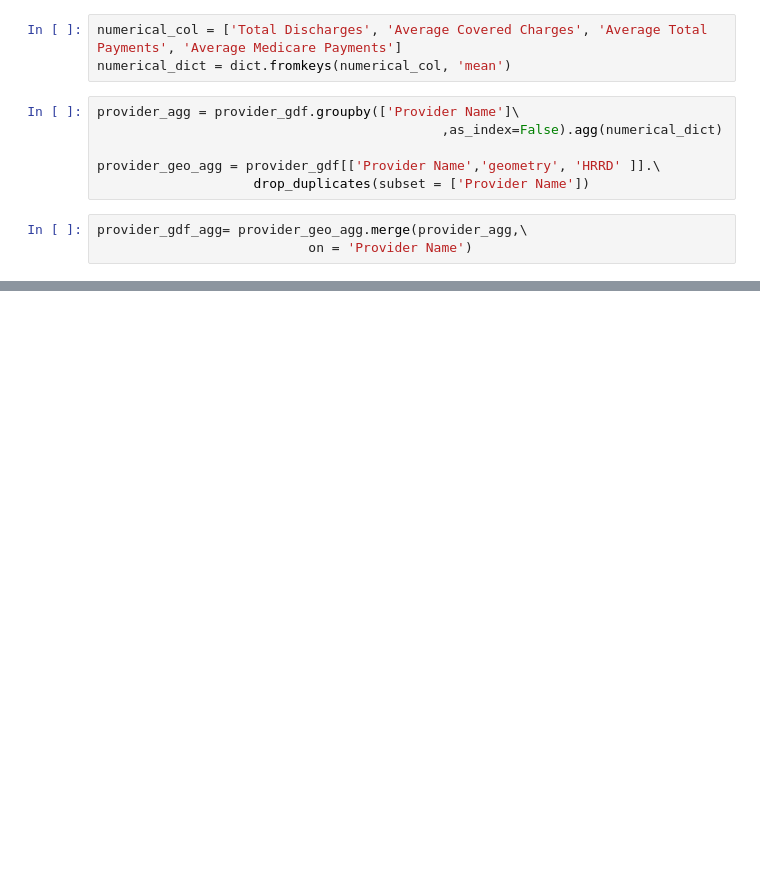
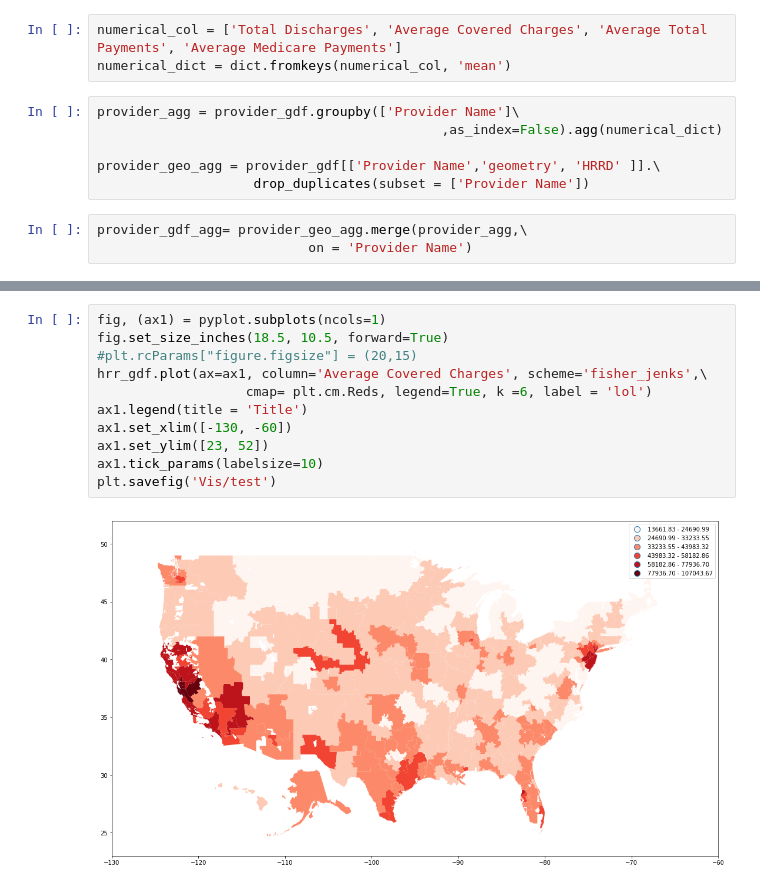
Before and after one commit to FrankLi-Codon/GIS-Data-Visualization, a Jupyter notebook: Visualization and Clustering .ipynb, the cells around one changed output, grey strips where cells are left out. Cells and saved outputs as stored; diff of their text form; blank space fills up the shorter version.

```diff
--- a/Visualization and Clustering .ipynb
+++ b/Visualization and Clustering .ipynb
@@ -47,3 +48,16 @@ provider_gdf_agg.head()
 | 2 | ELIZA COFFEE MEMORIAL HOSPITAL | POINT (-87.6751022338867 34.80177... | ALBIRMINGHAM | 45.360465 | 36942.357442 | 8197.237907 | ... |
 | 3 | ST VINCENT'S EAST | POINT (-86.636100769043 33.650524... | ALBIRMINGHAM | 33.528736 | 27757.640000 | 8181.648391 | ... |
 | 4 | SHELBY BAPTIST MEDICAL CENTER | POINT (-86.8290939331055 33.21543... | ALBIRMINGHAM | 31.487500 | 39728.130250 | 7789.416250 | ... |
+# %%
+fig, (ax1) = pyplot.subplots(ncols=1)
+fig.set_size_inches(18.5, 10.5, forward=True)
+#plt.rcParams["figure.figsize"] = (20,15)
+hrr_gdf.plot(ax=ax1, column='Average Covered Charges', scheme='fisher_jenks',\
+                   cmap= plt.cm.Reds, legend=True, k =6, label = 'lol')
+ax1.legend(title = 'Title')
+ax1.set_xlim([-130, -60])
+ax1.set_ylim([23, 52])
+ax1.tick_params(labelsize=10)
+plt.savefig('Vis/test')
+# %% [output]
+[figure, added]
```
Also changed, not shown: parts of 6 cells of this notebook, 1 other file.
